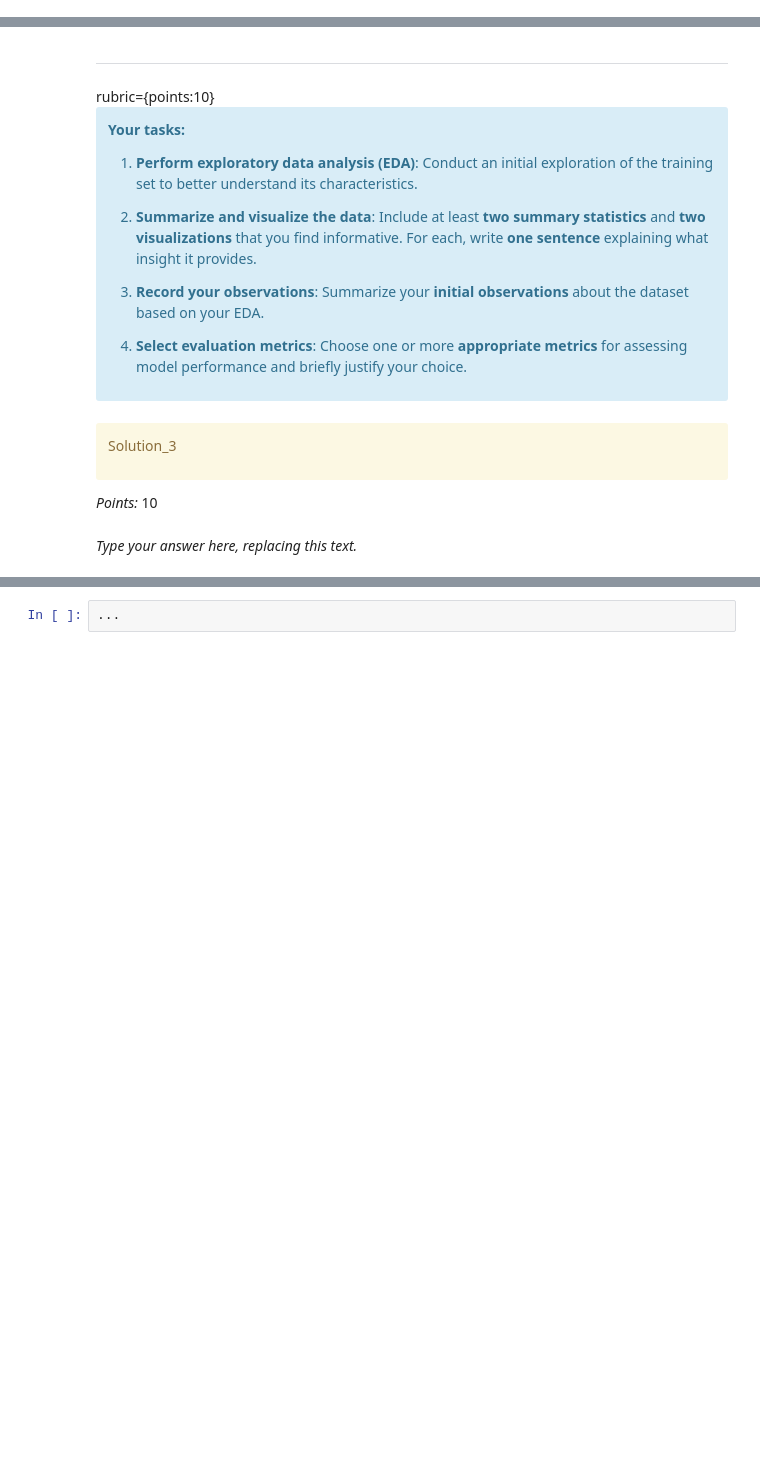
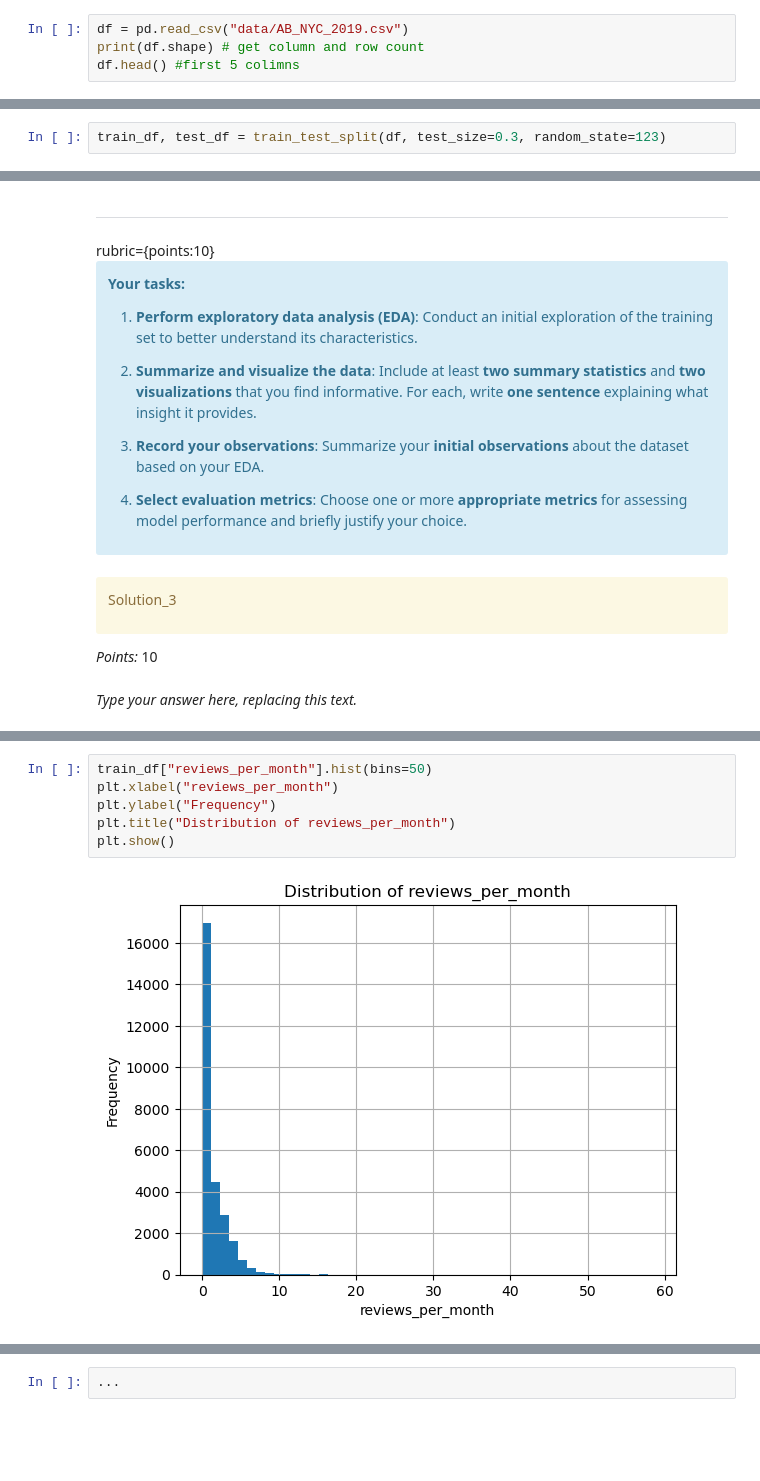
Before and after one commit to ansonnchan/cpsc-330, a Jupyter notebook: homeworks/HW5/hw5.ipynb, the cells around one changed output, grey strips where cells are left out. Cells and saved outputs as stored; diff of their text form; blank space fills up the shorter version.

```diff
--- a/homeworks/HW5/hw5.ipynb
+++ b/homeworks/HW5/hw5.ipynb
@@ -106,0 +109,4 @@ _Points:_ 3
+# %%
+df = pd.read_csv("data/AB_NYC_2019.csv")
+print(df.shape) # get column and row count
+df.head() #first 5 colimns
@@ -137,3 +149,5 @@ _Points:_ 2
+# %%
+train_df, test_df = train_test_split(df, test_size=0.3, random_state=123)
 # %% [markdown]
 <!-- END QUESTION -->
 
@@ -188,0 +236,8 @@ _Type your answer here, replacing this text._
+# %%
+train_df["reviews_per_month"].hist(bins=50)
+plt.xlabel("reviews_per_month")
+plt.ylabel("Frequency")
+plt.title("Distribution of reviews_per_month")
+plt.show()
+# %% [output]
+[figure, added]
```
Also changed, not shown: parts of 22 cells of this notebook, 1 other file.
